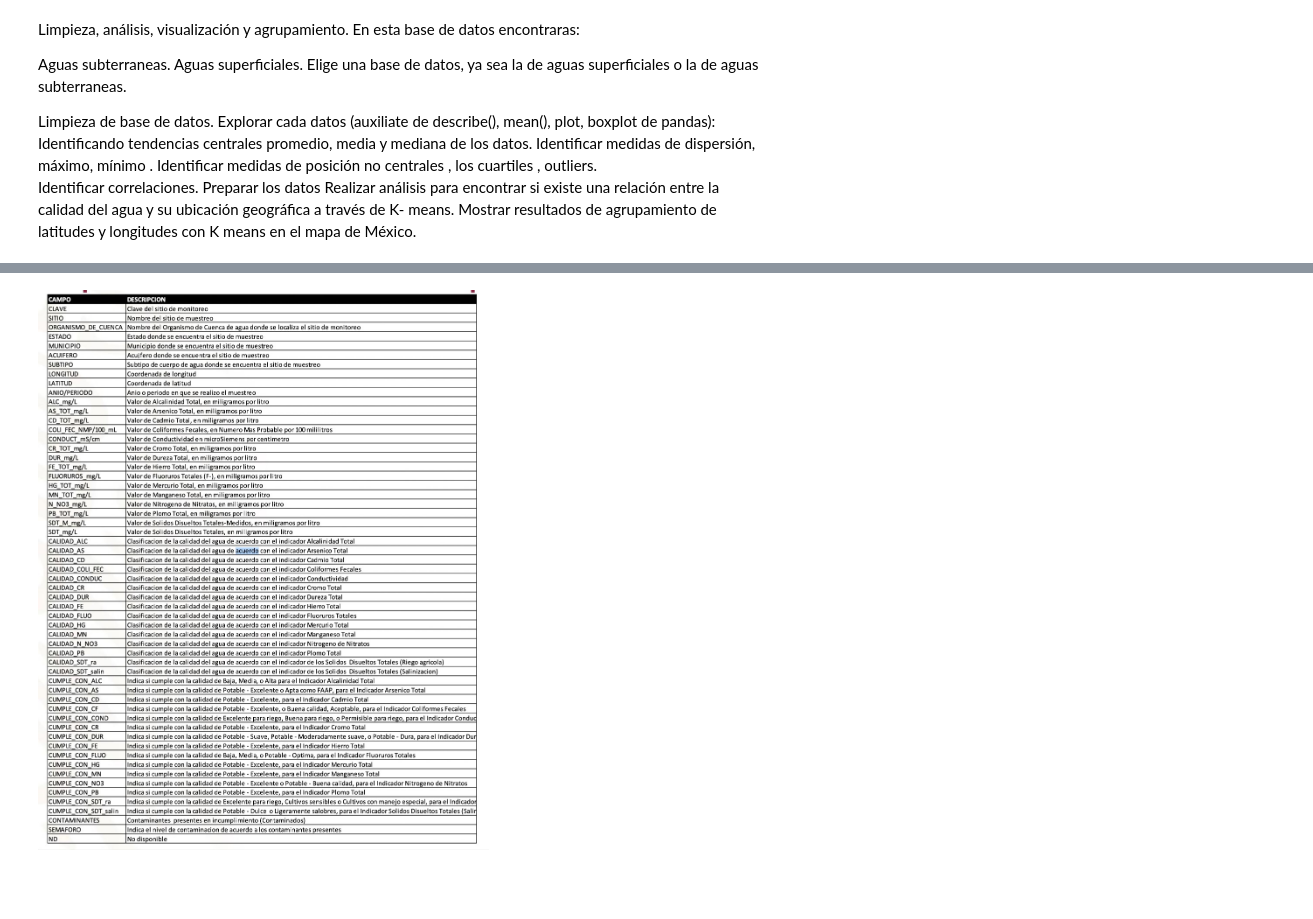
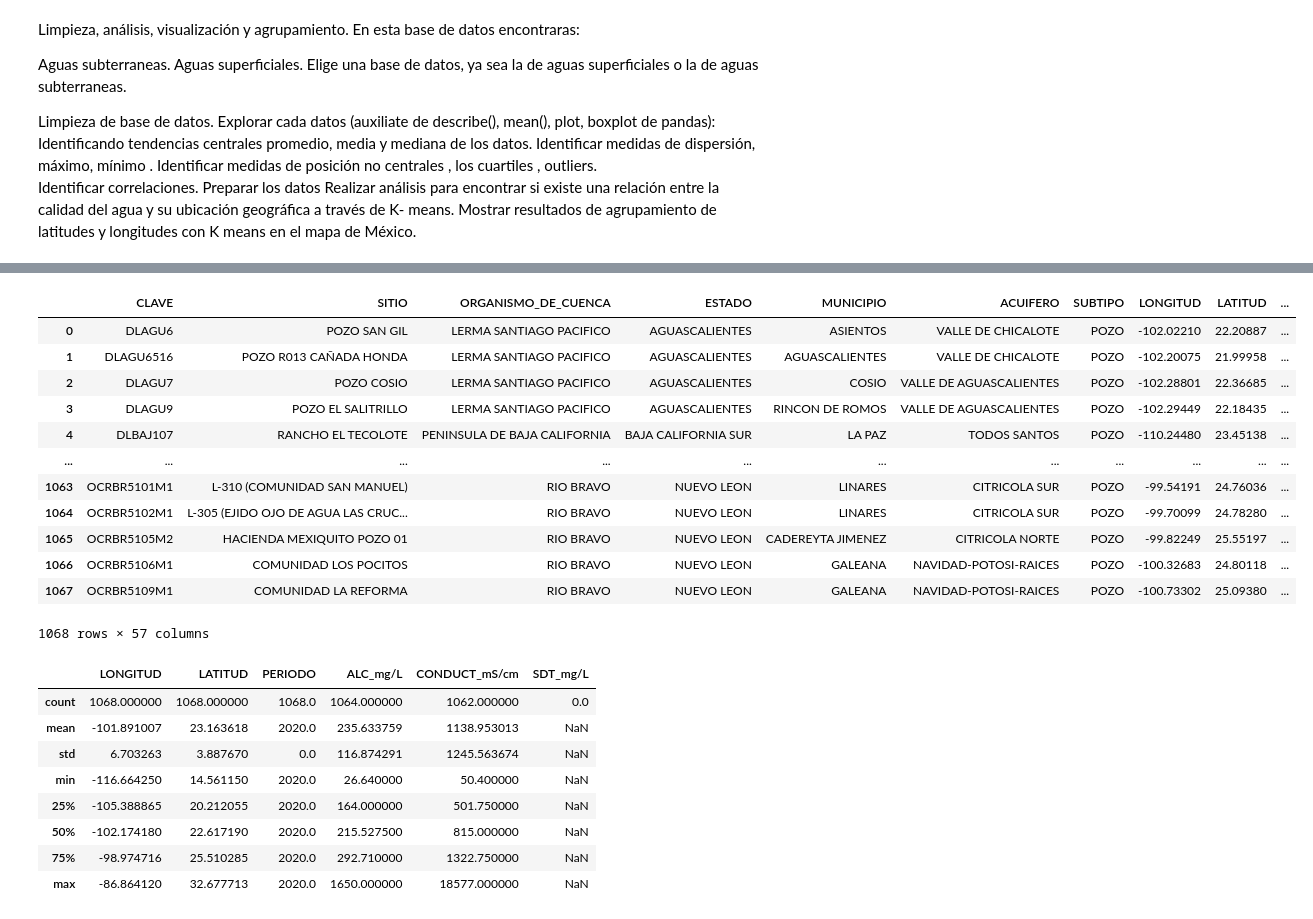
Before and after one commit to zangatec/Equipo_Ciencia_de_datos, a Jupyter notebook: Calidad del agua.ipynb, the cells around one changed output, grey strips where cells are left out. Cells and saved outputs as stored; diff of their text form; code cells hidden in the pictures; blank space fills up the shorter version.

```diff
--- a/Calidad del agua.ipynb
+++ b/Calidad del agua.ipynb
@@ -843,2 +35,0 @@ df_limpio_ASubterraneas["SEMAFORO_Type"].unique()
-# %% [markdown]
-![Imagen de WhatsApp 2022-11-13 a las 19.28.54.jpg](embedded-picture-1)
@@ -844,0 +41,35 @@ df_limpio_ASubterraneas["SEMAFORO_Type"].unique()
+# %%
+#Obtención de la data#
+Liga = 'http://201.116.60.46/Datos_de_calidad_del_agua_de_5000_sitios_de_monitoreo.zip'
+req = requests.get(Liga)
+zipfile.ZipFile(BytesIO(req.content)).extractall('unzipped_zip/')
+dfraw=pd.read_csv('unzipped_zip/Datos_de_calidad_del_agua_2020/Datos_de_calidad_del_agua_de_sitios_de_monitoreo_de_aguas_subterraneas_2020.csv', encoding = 'latin1')
+dfraw
+# %% [output]
+|  | CLAVE | SITIO | ORGANISMO_DE_CUENCA | ESTADO | MUNICIPIO | ACUIFERO | SUBTIPO | LONGITUD | LATITUD | ... |
+| 0 | DLAGU6 | POZO SAN GIL | LERMA SANTIAGO PACIFICO | AGUASCALIENTES | ASIENTOS | VALLE DE CHICALOTE | POZO | -102.02210 | 22.20887 | ... |
+| 1 | DLAGU6516 | POZO R013 CAÑADA HONDA | LERMA SANTIAGO PACIFICO | AGUASCALIENTES | AGUASCALIENTES | VALLE DE CHICALOTE | POZO | -102.20075 | 21.99958 | ... |
+| 2 | DLAGU7 | POZO COSIO | LERMA SANTIAGO PACIFICO | AGUASCALIENTES | COSIO | VALLE DE AGUASCALIENTES | POZO | -102.28801 | 22.36685 | ... |
+| 3 | DLAGU9 | POZO EL SALITRILLO | LERMA SANTIAGO PACIFICO | AGUASCALIENTES | RINCON DE ROMOS | VALLE DE AGUASCALIENTES | POZO | -102.29449 | 22.18435 | ... |
+| 4 | DLBAJ107 | RANCHO EL TECOLOTE | PENINSULA DE BAJA CALIFORNIA | BAJA CALIFORNIA SUR | LA PAZ | TODOS SANTOS | POZO | -110.24480 | 23.45138 | ... |
+| ... | ... | ... | ... | ... | ... | ... | ... | ... | ... | ... |
+| 1063 | OCRBR5101M1 | L-310 (COMUNIDAD SAN MANUEL) | RIO BRAVO | NUEVO LEON | LINARES | CITRICOLA SUR | POZO | -99.54191 | 24.76036 | ... |
+| 1064 | OCRBR5102M1 | L-305 (EJIDO OJO DE AGUA LAS CRUC... | RIO BRAVO | NUEVO LEON | LINARES | CITRICOLA SUR | POZO | -99.70099 | 24.78280 | ... |
+| 1065 | OCRBR5105M2 | HACIENDA MEXIQUITO POZO 01 | RIO BRAVO | NUEVO LEON | CADEREYTA JIMENEZ | CITRICOLA NORTE | POZO | -99.82249 | 25.55197 | ... |
+| 1066 | OCRBR5106M1 | COMUNIDAD LOS POCITOS | RIO BRAVO | NUEVO LEON | GALEANA | NAVIDAD-POTOSI-RAICES | POZO | -100.32683 | 24.80118 | ... |
+| 1067 | OCRBR5109M1 | COMUNIDAD LA REFORMA | RIO BRAVO | NUEVO LEON | GALEANA | NAVIDAD-POTOSI-RAICES | POZO | -100.73302 | 25.09380 | ... |
+1068 rows × 57 columns
+# %%
+#Exploración de la data
+df = dfraw
+df.describe()
+# %% [output]
+|  | LONGITUD | LATITUD | PERIODO | ALC_mg/L | CONDUCT_mS/cm | SDT_mg/L |
+| count | 1068.000000 | 1068.000000 | 1068.0 | 1064.000000 | 1062.000000 | 0.0 |
+| mean | -101.891007 | 23.163618 | 2020.0 | 235.633759 | 1138.953013 | NaN |
+| std | 6.703263 | 3.887670 | 0.0 | 116.874291 | 1245.563674 | NaN |
+| min | -116.664250 | 14.561150 | 2020.0 | 26.640000 | 50.400000 | NaN |
+| 25% | -105.388865 | 20.212055 | 2020.0 | 164.000000 | 501.750000 | NaN |
+| 50% | -102.174180 | 22.617190 | 2020.0 | 215.527500 | 815.000000 | NaN |
+| 75% | -98.974716 | 25.510285 | 2020.0 | 292.710000 | 1322.750000 | NaN |
+| max | -86.864120 | 32.677713 | 2020.0 | 1650.000000 | 18577.000000 | NaN |
```
Also changed, not shown: parts of 48 cells of this notebook.
